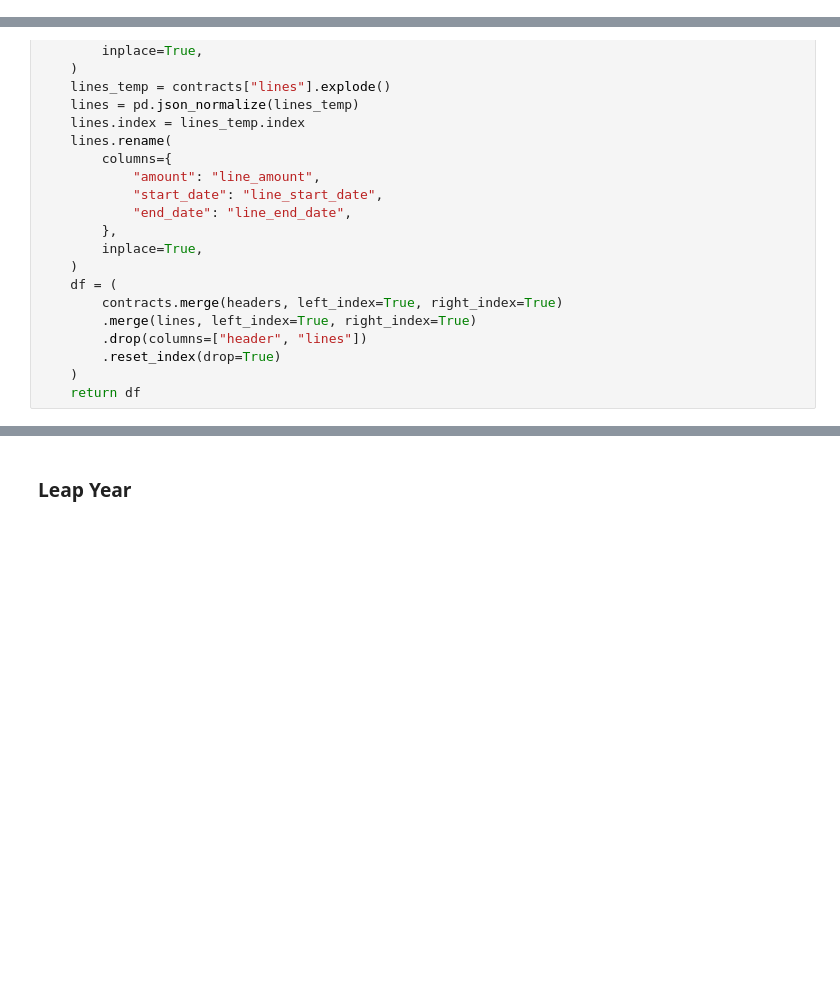
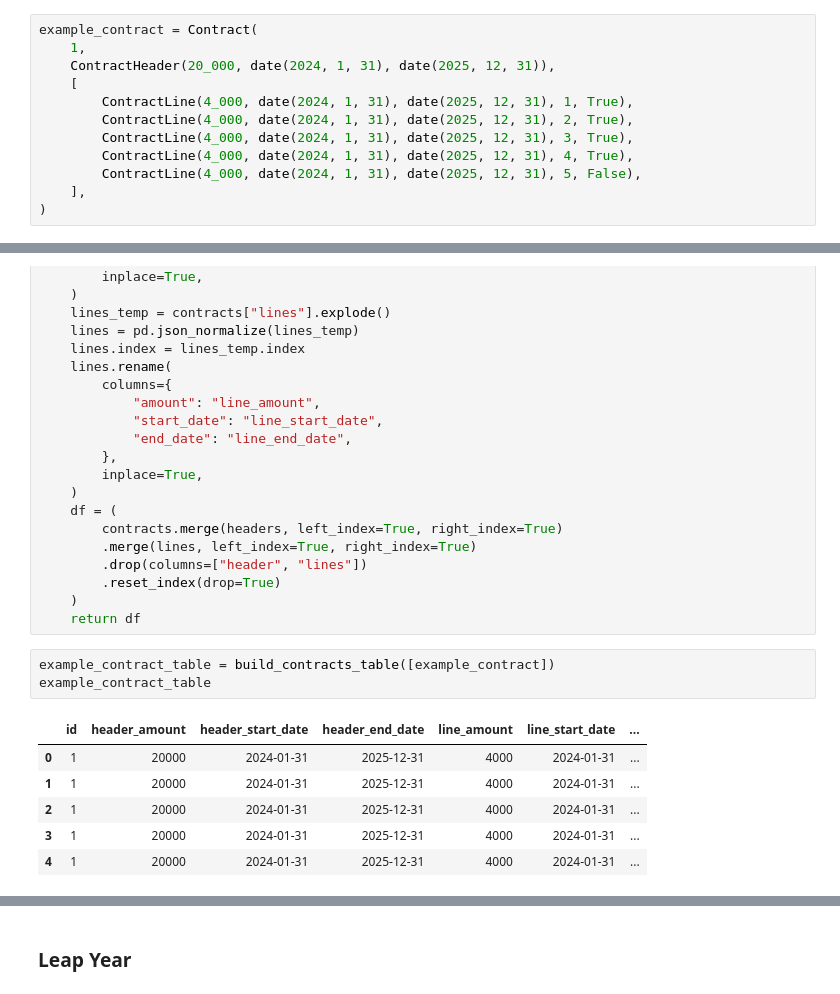
Before and after one commit to Curts0/arr_data_professional, a Jupyter notebook: arr.ipynb, the cells around one changed output, grey strips where cells are left out. Drawn from its saved outputs; the diff is of its cells as text; blank space fills up the shorter version.

```diff
--- a/arr.ipynb
+++ b/arr.ipynb
@@ -155,3 +154,15 @@ INTERVAL = Literal["Year", "Quarter", "Month", "Day"]
+# %%
+example_contract = Contract(
+    1,
+    ContractHeader(20_000, date(2024, 1, 31), date(2025, 12, 31)),
+    [
+        ContractLine(4_000, date(2024, 1, 31), date(2025, 12, 31), 1, True),
+        ContractLine(4_000, date(2024, 1, 31), date(2025, 12, 31), 2, True),
+        ContractLine(4_000, date(2024, 1, 31), date(2025, 12, 31), 3, True),
+        ContractLine(4_000, date(2024, 1, 31), date(2025, 12, 31), 4, True),
+        ContractLine(4_000, date(2024, 1, 31), date(2025, 12, 31), 5, False),
+    ],
+)
 # %% [markdown]
 #### Funcs
 # %%
@@ -327,6 +365,16 @@ def build_contracts_table(contracts: List[Contract]) -> pd.DataFrame:
         .reset_index(drop=True)
     )
     return df
+# %%
+example_contract_table = build_contracts_table([example_contract])
+example_contract_table
+# %% [output]
+|  | id | header_amount | header_start_date | header_end_date | line_amount | line_start_date | ... |
+| 0 | 1 | 20000 | 2024-01-31 | 2025-12-31 | 4000 | 2024-01-31 | ... |
+| 1 | 1 | 20000 | 2024-01-31 | 2025-12-31 | 4000 | 2024-01-31 | ... |
+| 2 | 1 | 20000 | 2024-01-31 | 2025-12-31 | 4000 | 2024-01-31 | ... |
+| 3 | 1 | 20000 | 2024-01-31 | 2025-12-31 | 4000 | 2024-01-31 | ... |
+| 4 | 1 | 20000 | 2024-01-31 | 2025-12-31 | 4000 | 2024-01-31 | ... |
 # %%
 def build_acv_table(df: pd.DataFrame, by_lines: bool = True) -> pd.DataFrame:
 
```
Also changed, not shown: parts of 14 cells of this notebook.
